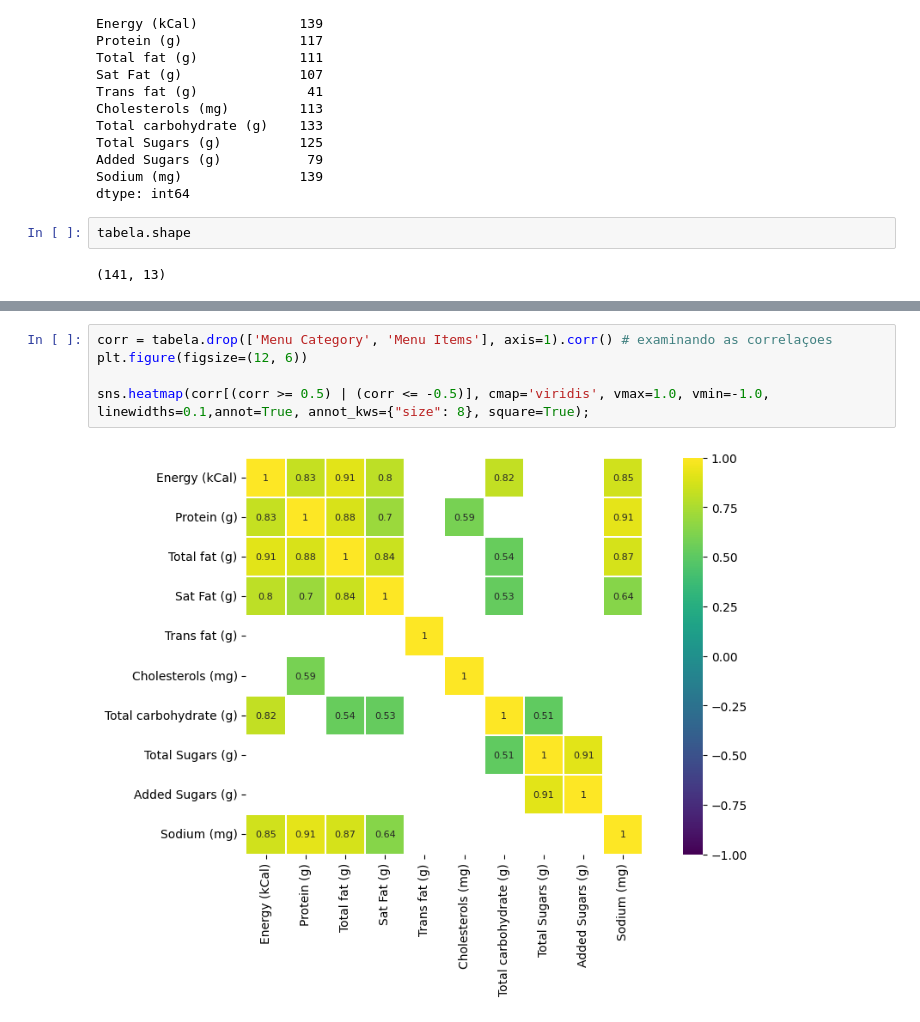
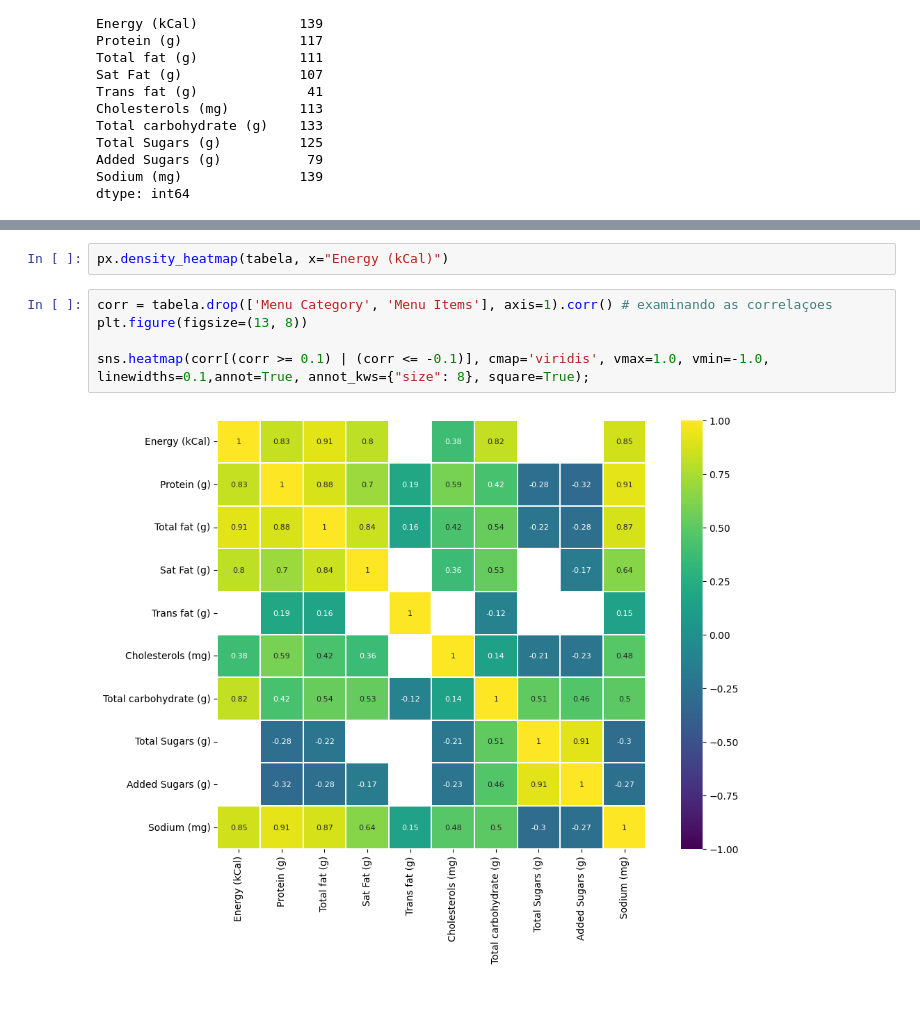
Before and after one commit to Lucianojr01/Analise_mac_donalt, a Jupyter notebook: Analise_Mac_india.ipynb, the cells around one changed output, grey strips where cells are left out. Cells and saved outputs as stored; diff of their text form.

```diff
--- a/Analise_Mac_india.ipynb
+++ b/Analise_Mac_india.ipynb
@@ -67,10 +61,6 @@ Total Sugars (g)          125
 Added Sugars (g)           79
 Sodium (mg)               139
 dtype: int64
-# %%
-tabela.shape
-# %% [output]
-(141, 13)
 # %%
 tabela.describe(include='all')
 # %% [output]
@@ -86,10 +76,12 @@ tabela.describe(include='all')
 | 50% | NaN | NaN | NaN | 219.360000 | 4.790000 | 7.770000 | 4.270000 | ... |
 | 75% | NaN | NaN | NaN | 339.520000 | 10.880000 | 14.160000 | 7.280000 | ... |
 | max | NaN | NaN | NaN | 834.360000 | 39.470000 | 45.180000 | 20.460000 | ... |
+# %%
+px.density_heatmap(tabela, x="Energy (kCal)")
 # %%
 corr = tabela.drop(['Menu Category', 'Menu Items'], axis=1).corr() # examinando as correlaçoes
-plt.figure(figsize=(12, 6))
+plt.figure(figsize=(13, 8))
 
-sns.heatmap(corr[(corr >= 0.5) | (corr <= -0.5)], cmap='viridis', vmax=1.0, vmin=-1.0, linewidths=0.1,annot=True, annot_kws={"size": 8}, square=True);
+sns.heatmap(corr[(corr >= 0.1) | (corr <= -0.1)], cmap='viridis', vmax=1.0, vmin=-1.0, linewidths=0.1,annot=True, annot_kws={"size": 8}, square=True);
 # %% [output]
-[figure, old version]
+[figure, new version]
```
Also changed, not shown: parts of 32 cells of this notebook, 1 other file.
